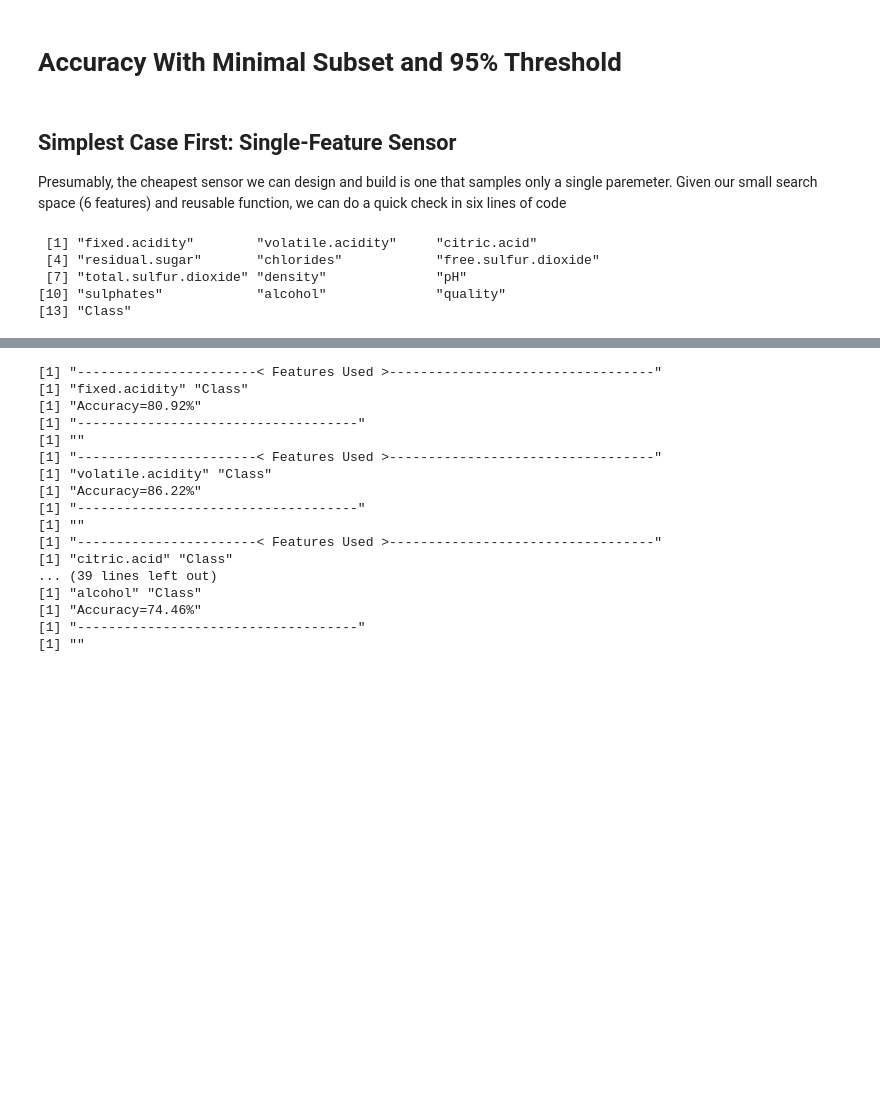
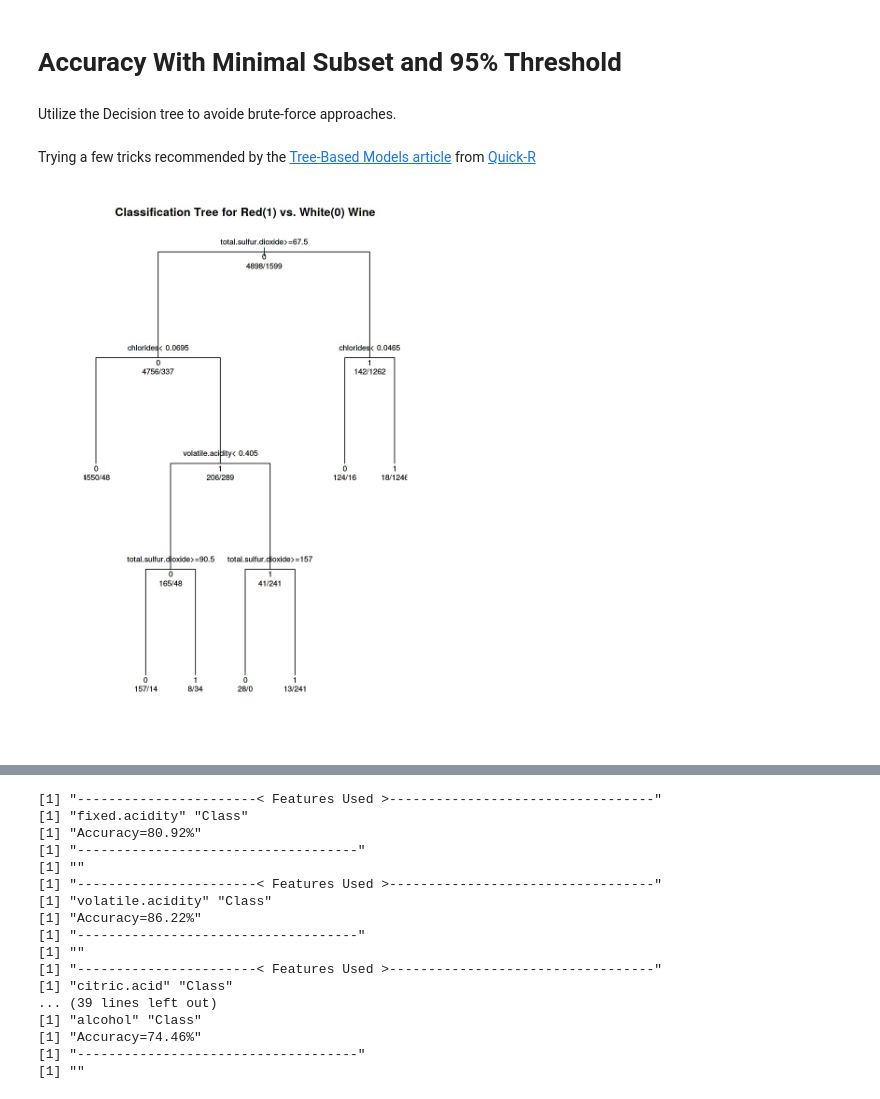
Before and after one commit to JingruWu10/UW_DataScience, a Jupyter notebook: Q3/HW02/HW02_wine_decisiontree.ipynb, the cells around one changed output, grey strips where cells are left out. Cells and saved outputs as stored; diff of their text form; code cells hidden in the pictures; blank space fills up the shorter version.

```diff
--- a/Q3/HW02/HW02_wine_decisiontree.ipynb
+++ b/Q3/HW02/HW02_wine_decisiontree.ipynb
@@ -136,14 +124,7 @@ Okay, 97.72% accuracy (NBC was 97.91%). Not bad.  Let's start keeping score.
 |All features   | 97.72%        |  97.91%     |
 # %% [markdown]
 # Accuracy With Minimal Subset and 95% Threshold
-# %% [markdown]
-## Simplest Case First: Single-Feature Sensor
-Presumably, the cheapest sensor we can design and build is one that samples only a single paremeter. Given our small search space (6 features) and reusable function, we can do a quick check in six lines of code
-# %%
-colnames(data)
-# %% [output]
- [1] "fixed.acidity"        "volatile.acidity"     "citric.acid"
- [4] "residual.sugar"       "chlorides"            "free.sulfur.dioxide"
- [7] "total.sulfur.dioxide" "density"              "pH"
-[10] "sulphates"            "alcohol"              "quality"
-[13] "Class"
+# %% [markdown]
+Utilize the Decision tree to avoide brute-force approaches.
+# %% [markdown]
+Trying a few tricks recommended by the [Tree-Based Models article](https://www.statmethods.net/advstats/cart.html) from [Quick-R](https://www.statmethods.net/index.html)
@@ -149,0 +133,8 @@ colnames(data)
+# %%
+options(repr.plot.width=7, repr.plot.height=10)
+# plot tree
+ plot(fit, uniform=TRUE,
+    main="Classification Tree for Red(1) vs. White(0) Wine")
+ text(fit, use.n=TRUE, all=TRUE, cex=.8)
+# %% [output]
+[figure, added]
```
Also changed, not shown: parts of 67 cells of this notebook.
